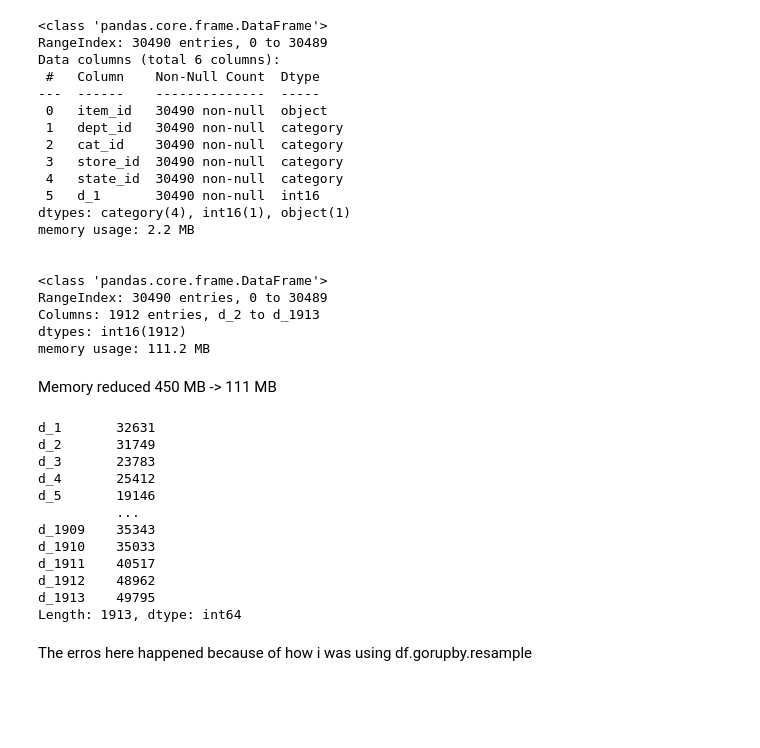
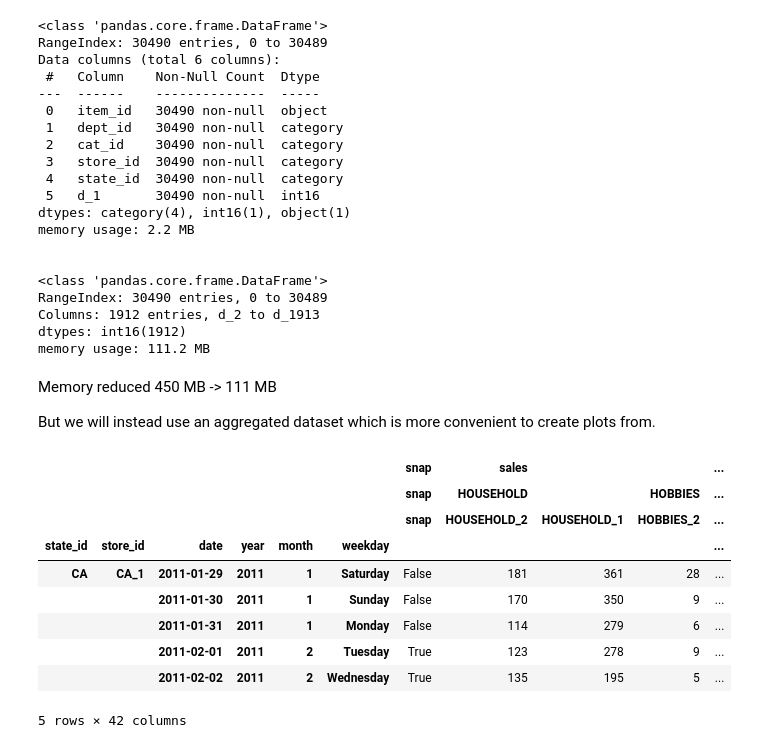
Before and after one commit to yleneb/M5-forecasting, a Jupyter notebook: notebooks/EDA.ipynb, the cells around one changed output. Saved outputs shown, nothing was run; the diff lists cells and outputs as text; code cells hidden in the pictures; blank space fills up the shorter version.

```diff
--- a/notebooks/EDA.ipynb
+++ b/notebooks/EDA.ipynb
@@ -644,24 +627,3 @@ RangeIndex: 30490 entries, 0 to 30489
 Columns: 1912 entries, d_2 to d_1913
 dtypes: int16(1912)
 memory usage: 111.2 MB
-# %% [markdown]
-Memory reduced 450 MB -> 111 MB
-# %%
-(df
-.iloc[:, 5:]
-.sum()
-# .plot()
-)
-# %% [output]
-d_1       32631
-d_2       31749
-d_3       23783
-d_4       25412
-d_5       19146
-          ...
-d_1909    35343
-d_1910    35033
-d_1911    40517
-d_1912    48962
-d_1913    49795
-Length: 1913, dtype: int64
@@ -717,2 +630,18 @@ fig
-# %% [markdown]
-The erros here happened because of how i was using df.gorupby.resample
+# %% [markdown]
+Memory reduced 450 MB -> 111 MB
+
+But we will instead use an aggregated dataset which is more convenient to create plots from.
+# %%
+sale_viz = SalesVisualizations()
+sale_viz.df.head()
+# %% [output]
+|  |  |  |  |  |  | snap | sales |  |  | ... |
+|  |  |  |  |  |  | snap | HOUSEHOLD |  | HOBBIES | ... |
+|  |  |  |  |  |  | snap | HOUSEHOLD_2 | HOUSEHOLD_1 | HOBBIES_2 | ... |
+| state_id | store_id | date | year | month | weekday |  |  |  |  | ... |
+| CA | CA_1 | 2011-01-29 | 2011 | 1 | Saturday | False | 181 | 361 | 28 | ... |
+|  |  | 2011-01-30 | 2011 | 1 | Sunday | False | 170 | 350 | 9 | ... |
+|  |  | 2011-01-31 | 2011 | 1 | Monday | False | 114 | 279 | 6 | ... |
+|  |  | 2011-02-01 | 2011 | 2 | Tuesday | True | 123 | 278 | 9 | ... |
+|  |  | 2011-02-02 | 2011 | 2 | Wednesday | True | 135 | 195 | 5 | ... |
+5 rows × 42 columns
```
Also changed, not shown: parts of 19 cells of this notebook, 2 other files.
